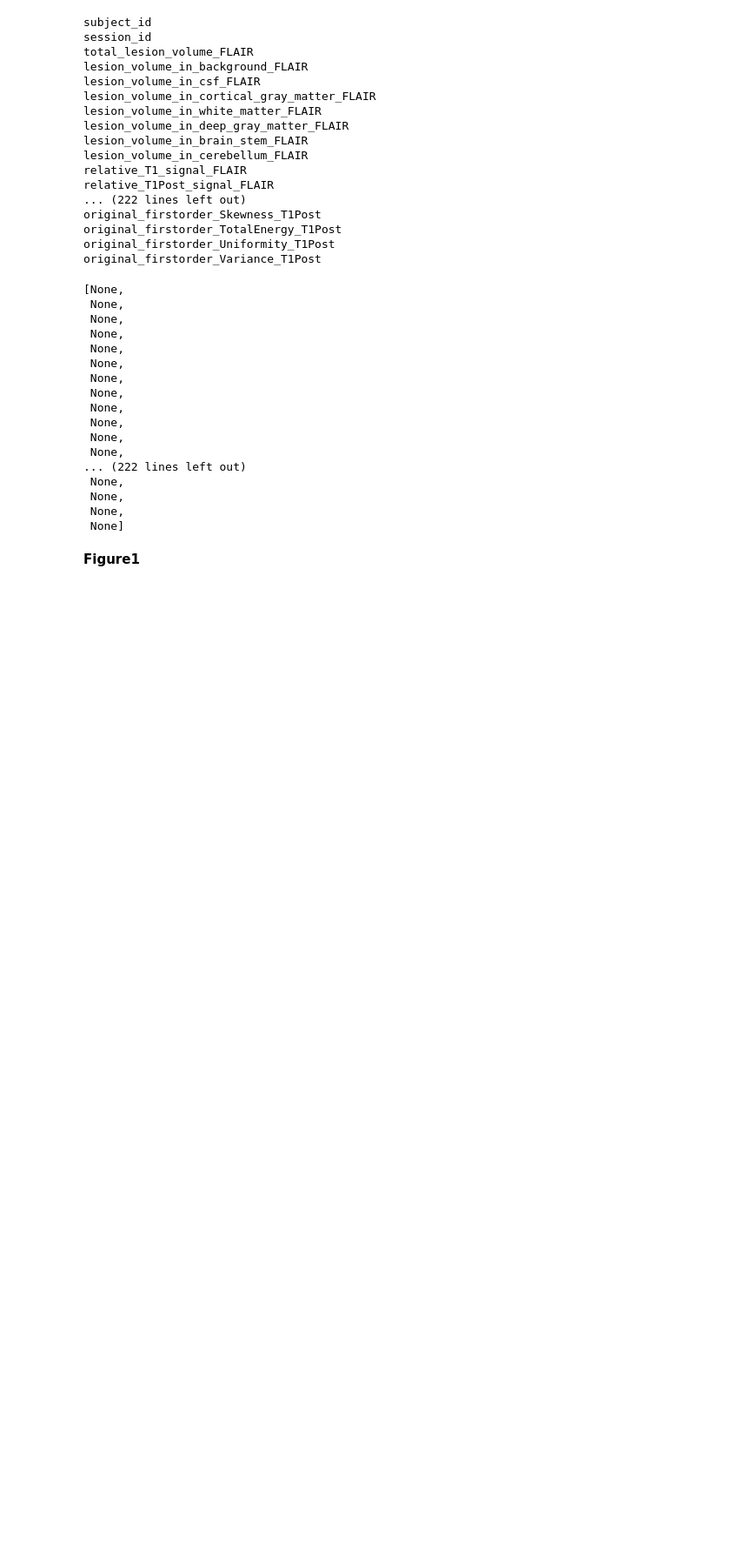
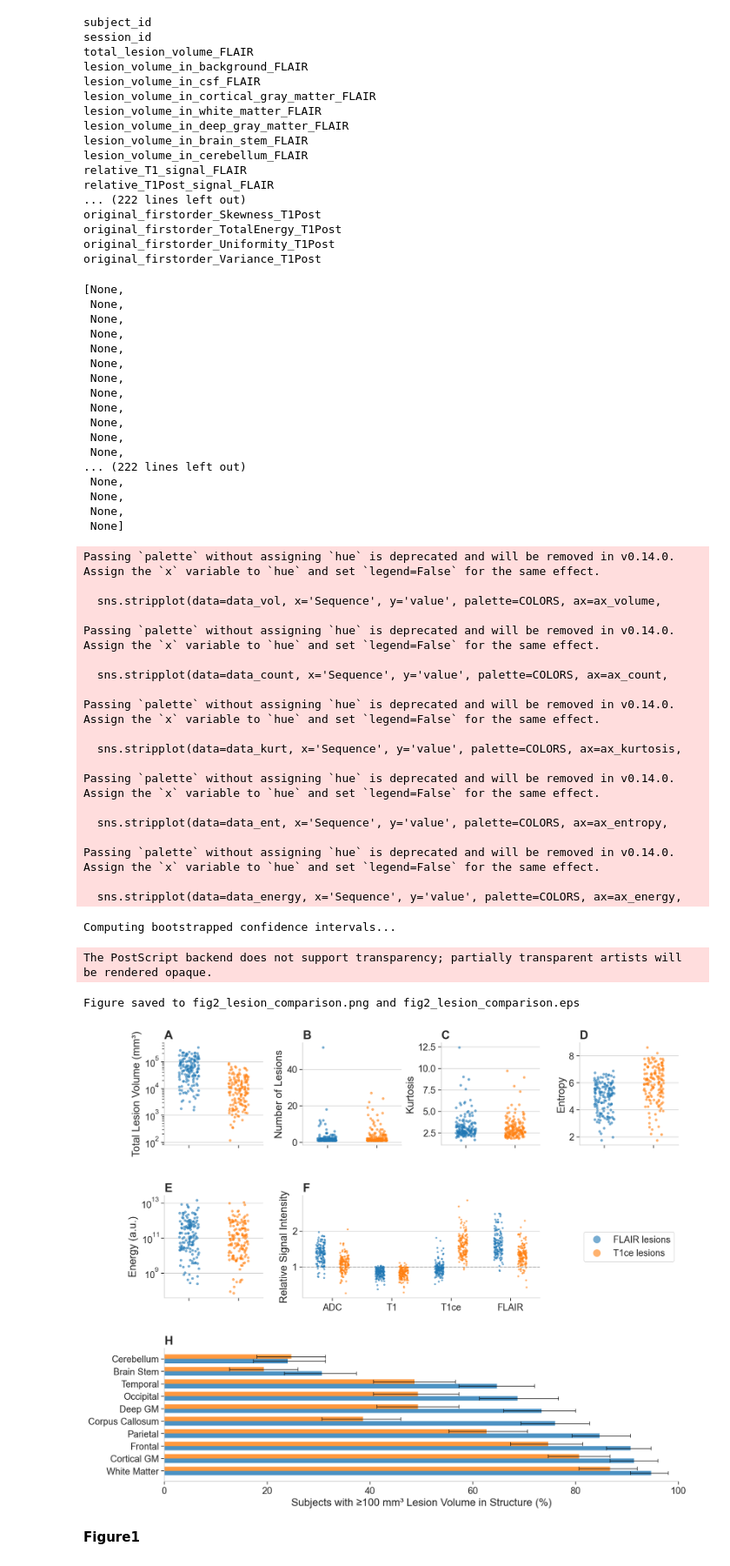
Before and after one commit to rauschecker-sugrue-labs/UCSF-PCNSL, a Jupyter notebook: figures_for_manuscript.ipynb, the cells around one changed output. Shown at 87% size. Cells and saved outputs as stored; diff of their text form; code cells hidden in the pictures; blank space fills up the shorter version.

```diff
--- a/figures_for_manuscript.ipynb
+++ b/figures_for_manuscript.ipynb
@@ -598,7 +598,7 @@ plt.rcParams.update({
 # Color scheme matching existing figures
 COLORS = {'FLAIR': '#1f77b4', 'T1ce': '#ff7f0e'}
 
-def bootstrap_ci(data, n_bootstrap=1000, ci=95, statistic=np.mean):
+def bootstrap_ci(data, n_bootstrap=10000, ci=95, statistic=np.mean):
     """Calculate bootstrapped confidence interval for a statistic."""
     data = data[~np.isnan(data)]
     if len(data) < 2:
@@ -751,22 +751,23 @@ ax_legend.legend(handles=legend_elements, loc='center', fontsize=14, frameon=Tru
 
 ax_anatomy = fig.add_subplot(gs[2, :])
 
-# Define anatomical regions
+# Define anatomical regions — use absolute lesion volume columns
 anatomy_vars = [
-    ('percentage_volume_in_White Matter', 'White Matter'),
-    ('percentage_volume_in_Frontal', 'Frontal'),
-    ('percentage_volume_in_Cortical Gray Matter', 'Cortical GM'),
-    ('percentage_volume_in_Parietal', 'Parietal'),
-    ('percentage_volume_in_Cerebellum', 'Cerebellum'),
-    ('percentage_volume_in_Temporal', 'Temporal'),
-    ('percentage_volume_in_Deep Gray Matter', 'Deep GM'),
-    ('percentage_volume_in_Occipital', 'Occipital'),
-    ('percentage_volume_in_CorpusCallosum', 'Corpus Callosum'),
-    ('percentage_volume_in_Brain Stem', 'Brain Stem'),
+    ('lesion_volume_in_White Matter', 'White Matter'),
+    ('lesion_volume_in_Frontal', 'Frontal'),
+    ('lesion_volume_in_Cortical Gray Matter', 'Cortical GM'),
+    ('lesion_volume_in_Parietal', 'Parietal'),
+    ('lesion_volume_in_Cerebellum', 'Cerebellum'),
+    ('lesion_volume_in_Temporal', 'Temporal'),
+    ('lesion_volume_in_Deep Gray Matter', 'Deep GM'),
+    ('lesion_volume_in_Occipital', 'Occipital'),
+    ('lesion_volume_in_CorpusCallosum', 'Corpus Callosum'),
+    ('lesion_volume_in_Brain Stem', 'Brain Stem'),
 ]
 
-# For each subject: does at least 1% of their lesion volume fall within this structure?
+# For each subject: does at least 100 mm³ of lesion volume fall within this structure?
 # Bar height = % of subjects meeting that criterion; error bars = bootstrapped 95% CI.
+VOLUME_THRESHOLD_MM3 = 100
 print("Computing bootstrapped confidence intervals...")
 bar_data = []
 for var, label in anatomy_vars:
@@ -776,9 +777,9 @@ for var, label in anatomy_vars:
     flair_valid = flair_vals[~np.isnan(flair_vals)]
     t1post_valid = t1post_vals[~np.isnan(t1post_vals)]
 
-    # Binary: 100 if subject has ≥1% lesion volume in structure, else 0
-    flair_binary = (flair_valid >= 1).astype(float) * 100
-    t1post_binary = (t1post_valid >= 1).astype(float) * 100
+    # Binary: 100 if subject has ≥100 mm³ lesion volume in structure, else 0
+    flair_binary = (flair_valid >= VOLUME_THRESHOLD_MM3).astype(float) * 100
+    t1post_binary = (t1post_valid >= VOLUME_THRESHOLD_MM3).astype(float) * 100
 
     flair_pct = np.mean(flair_binary) if len(flair_binary) > 0 else 0
     t1post_pct = np.mean(t1post_binary) if len(t1post_binary) > 0 else 0
@@ -814,34 +815,58 @@ t1ce_bars = ax_anatomy.barh(y_pos - bar_height/2, bar_df['T1ce_pct'], bar_height
 # Add bootstrapped error bars (95% CI)
 flair_err_low = np.clip(bar_df['FLAIR_pct'] - bar_df['FLAIR_ci_low'], 0, None)
 flair_err_high = np.clip(bar_df['FLAIR_ci_high'] - bar_df['FLAIR_pct'], 0, None)
 t1ce_err_low = np.clip(bar_df['T1ce_pct'] - bar_df['T1ce_ci_low'], 0, None)
 t1ce_err_high = np.clip(bar_df['T1ce_ci_high'] - bar_df['T1ce_pct'], 0, None)
 
 ax_anatomy.errorbar(bar_df['FLAIR_pct'], y_pos + bar_height/2,
                     xerr=[flair_err_low, flair_err_high],
                     fmt='none', color='black', capsize=3, alpha=0.7)
 ax_anatomy.errorbar(bar_df['T1ce_pct'], y_pos - bar_height/2,
                     xerr=[t1ce_err_low, t1ce_err_high],
                     fmt='none', color='black', capsize=3, alpha=0.7)
 
 ax_anatomy.set_yticks(y_pos)
 ax_anatomy.set_yticklabels(bar_df['Region'])
-ax_anatomy.set_xlabel('Subjects with ≥1% Lesion Volume in Structure (%)')
+ax_anatomy.set_xlabel(f'Subjects with ≥{VOLUME_THRESHOLD_MM3} mm³ Lesion Volume in Structure (%)')
 ax_anatomy.set_xlim(0, 100)
 ax_anatomy.set_title('H', loc='left', fontweight='bold', fontsize=18)
 ax_anatomy.invert_yaxis()  # Largest at top
 ax_anatomy.spines['top'].set_visible(False)
 ax_anatomy.spines['right'].set_visible(False)
 ax_anatomy.grid(False)
 
 plt.tight_layout()
 
 # Save figure
 fig.savefig('fig2_lesion_comparison.png', dpi=300, bbox_inches='tight', facecolor='white')
 fig.savefig('fig2_lesion_comparison.eps', bbox_inches='tight')
 print("Figure saved to fig2_lesion_comparison.png and fig2_lesion_comparison.eps")
 
 plt.show()
+# %% [output]
+Passing `palette` without assigning `hue` is deprecated and will be removed in v0.14.0. Assign the `x` variable to `hue` and set `legend=False` for the same effect.
+
+  sns.stripplot(data=data_vol, x='Sequence', y='value', palette=COLORS, ax=ax_volume,
+
+Passing `palette` without assigning `hue` is deprecated and will be removed in v0.14.0. Assign the `x` variable to `hue` and set `legend=False` for the same effect.
+
+  sns.stripplot(data=data_count, x='Sequence', y='value', palette=COLORS, ax=ax_count,
+
+Passing `palette` without assigning `hue` is deprecated and will be removed in v0.14.0. Assign the `x` variable to `hue` and set `legend=False` for the same effect.
+
+  sns.stripplot(data=data_kurt, x='Sequence', y='value', palette=COLORS, ax=ax_kurtosis,
+
+Passing `palette` without assigning `hue` is deprecated and will be removed in v0.14.0. Assign the `x` variable to `hue` and set `legend=False` for the same effect.
+
+  sns.stripplot(data=data_ent, x='Sequence', y='value', palette=COLORS, ax=ax_entropy,
+
+Passing `palette` without assigning `hue` is deprecated and will be removed in v0.14.0. Assign the `x` variable to `hue` and set `legend=False` for the same effect.
+
+  sns.stripplot(data=data_energy, x='Sequence', y='value', palette=COLORS, ax=ax_energy,
+Computing bootstrapped confidence intervals...
+The PostScript backend does not support transparency; partially transparent artists will be rendered opaque.
+Figure saved to fig2_lesion_comparison.png and fig2_lesion_comparison.eps
+[figure, added]
 # %% [markdown]
 **Figure1**
 # %%
```
Also changed, not shown: parts of 2 cells of this notebook.
